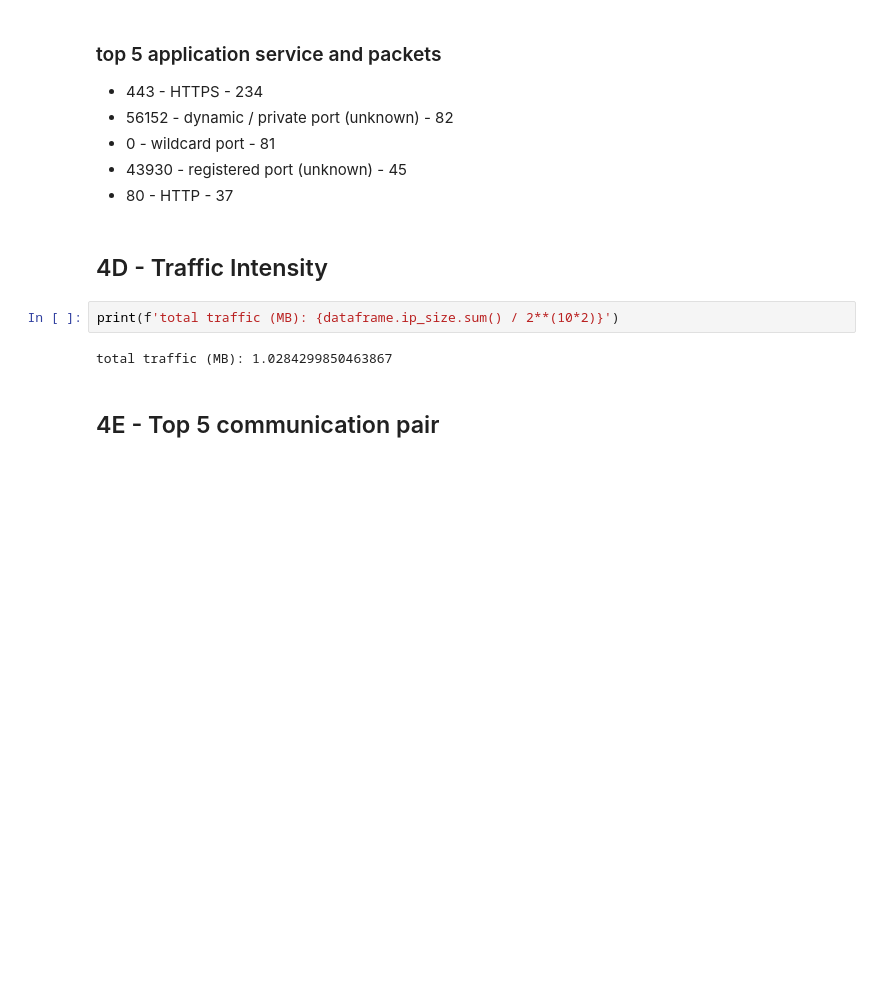
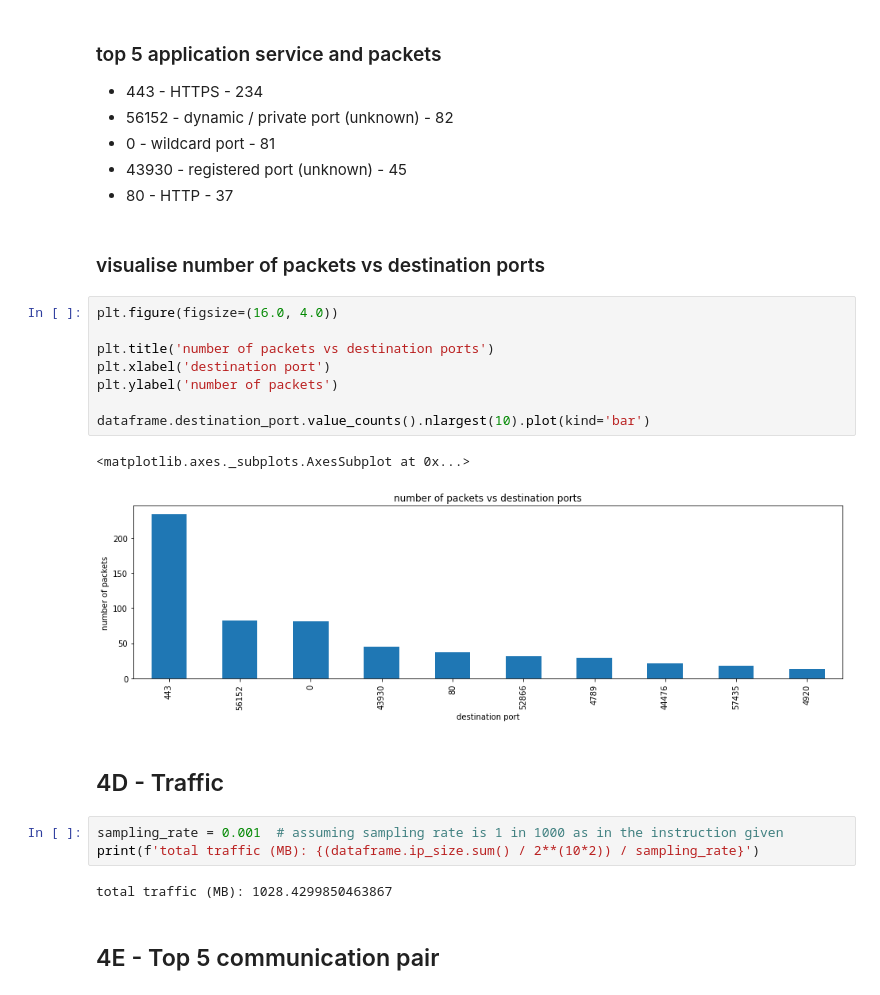
Before and after one commit to NgoJunHaoJason/CZ3006, a Jupyter notebook: lab_4/analyse_small_data.ipynb, the cells around one changed output. Drawn from its saved outputs; the diff is of its cells as text; blank space fills up the shorter version.

```diff
--- a/lab_4/analyse_small_data.ipynb
+++ b/lab_4/analyse_small_data.ipynb
@@ -191,12 +235,26 @@ Name: destination_port, dtype: int64
 - 0 - wildcard port - 81
 - 43930 - registered port (unknown) - 45
 - 80 - HTTP - 37
+# %% [markdown]
+### visualise number of packets vs destination ports
+# %%
+plt.figure(figsize=(16.0, 4.0))
+
+plt.title('number of packets vs destination ports')
+plt.xlabel('destination port')
+plt.ylabel('number of packets')
+
+dataframe.destination_port.value_counts().nlargest(10).plot(kind='bar')
+# %% [output]
+<matplotlib.axes._subplots.AxesSubplot at 0x...>
+[figure, added]
 # %% [markdown]
-## 4D - Traffic Intensity
+## 4D - Traffic
 # %%
-print(f'total traffic (MB): {dataframe.ip_size.sum() / 2**(10*2)}')
+sampling_rate = 0.001  # assuming sampling rate is 1 in 1000 as in the instruction given
+print(f'total traffic (MB): {(dataframe.ip_size.sum() / 2**(10*2)) / sampling_rate}')
 # %% [output]
-total traffic (MB): 1.0284299850463867
+total traffic (MB): 1028.4299850463867
 # %% [markdown]
 ## 4E - Top 5 communication pair
 # %%
```
Also changed, not shown: parts of 21 cells of this notebook.
